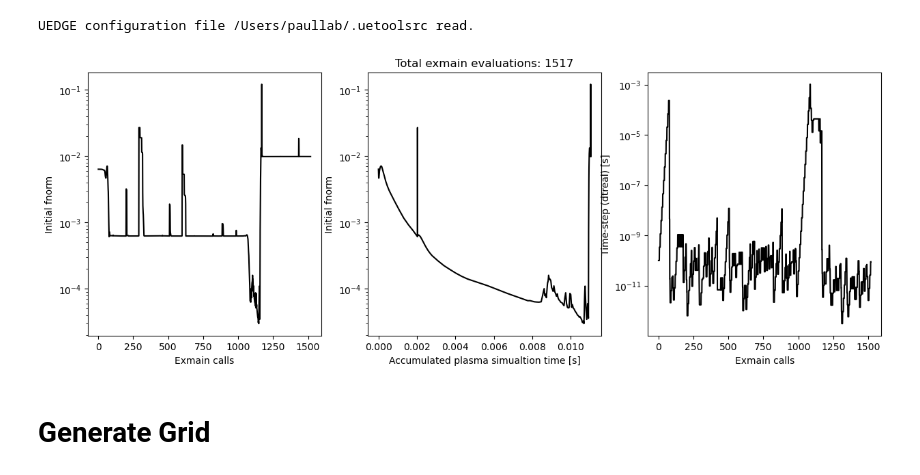
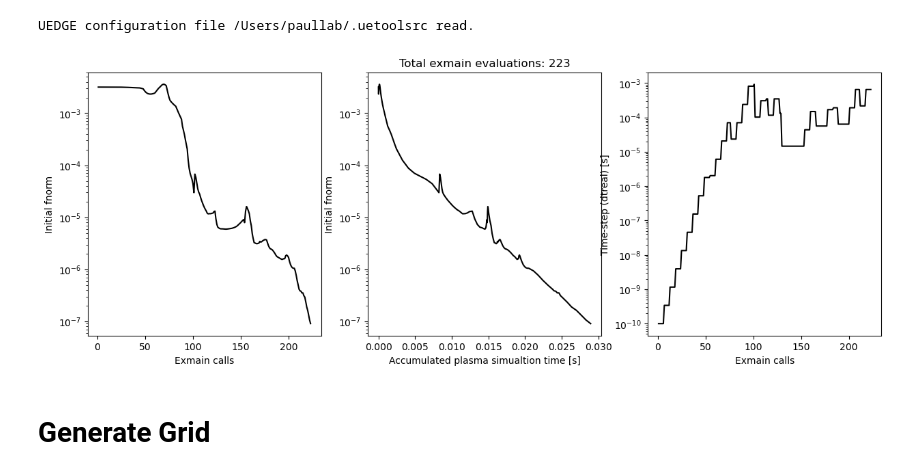
Before and after one commit to KasaiYuki/UETOOLS-Reactor, a Jupyter notebook: jupyter/MANTA_final_baseline/grid_functions.ipynb, the cells around one changed output. Saved outputs shown, nothing was run; the diff lists cells and outputs as text; code cells hidden in the pictures.

```diff
--- a/jupyter/MANTA_final_baseline/grid_functions.ipynb
+++ b/jupyter/MANTA_final_baseline/grid_functions.ipynb
@@ -13,9 +13,9 @@ from Forthon import gchange
 UEDGE configuration file /Users/paullab/.uetoolsrc read.
 # %%
 c=Case()
-c.solver.convergenceanalysis('reconverged_v12_p3.93_n2.38_imp8.5e3_dp0.06_kep0.06_kip0.06_last_ii2.hdf5');
+c.solver.convergenceanalysis('reconverged_v12_p3.93_n2.38_imp8.25e3_dp0.06_kep0.06_kip0.06_last_ii2.hdf5');
 # %% [output]
-[figure, old version]
+[figure, new version]
 # %% [markdown]
 # Generate Grid
 # %%
```
Also changed, not shown: 4 other files.
